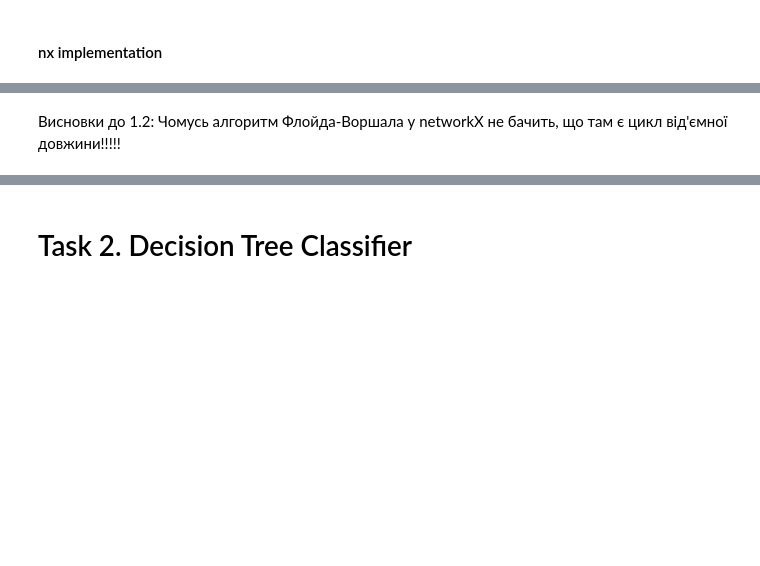
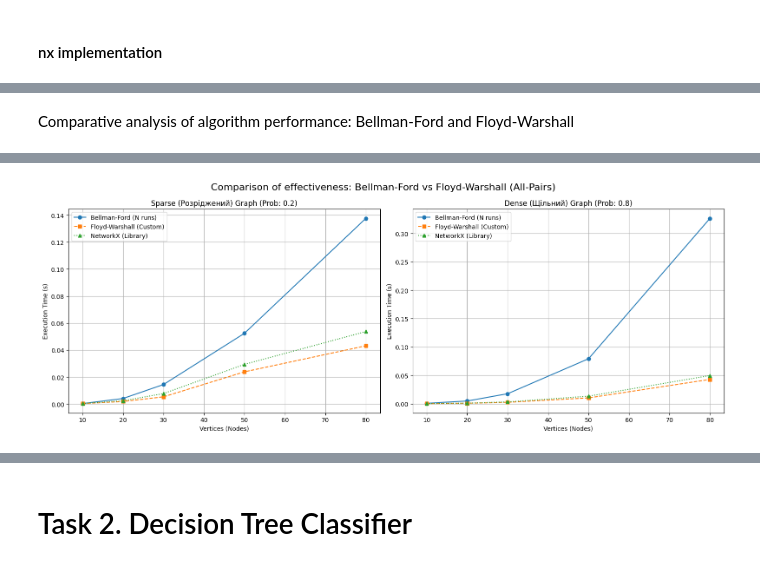
Before and after one commit to Artahko/lab1_team19_Yatsko_Yakymashchenko, a Jupyter notebook: Team19_Yatsko_Yakymashchenko_Lab1_Trees.ipynb, the cells around one changed output, grey strips where cells are left out. Cells and saved outputs as stored; diff of their text form; code cells hidden in the pictures; blank space fills up the shorter version.

```diff
--- a/Team19_Yatsko_Yakymashchenko_Lab1_Trees.ipynb
+++ b/Team19_Yatsko_Yakymashchenko_Lab1_Trees.ipynb
@@ -397,3 +557,68 @@ Distances with 9 source: 0: 20, 1: 19, 2: 15, 3: 12, 4: 17, 5: 21, 6: 16, 7: 15,
-# %% [markdown]
-Висновки до 1.2:
-Чомусь алгоритм Флойда-Воршала у networkX не бачить, що там є цикл від'ємної довжини!!!!!
+# %% [markdown]
+Comparative analysis of algorithm performance: Bellman-Ford and Floyd-Warshall
+# %%
+def time_measuring_1_2(algorithm, graph, num_of_runs=3):
+    """
+    Measures the execution time of a specific graph algorithm over multiple runs.
+    """
+    execution_time = []
+    made_tries = 0
+    while made_tries < num_of_runs:
+        start = time.time()
+        algorithm(graph)
+        end = time.time()
+        time_measured = end - start
+        execution_time.append(time_measured)
+        made_tries += 1
+    return min(execution_time)
+
+def bellman_ford_all_pairs(graph):
+    for node in graph.nodes():
+        bellman_ford_algorithm(graph, node)
+
+sizes = [10, 20, 30, 50, 80]
+density = [0.2, 0.8]
+runs = 3
+fig, axes = plt.subplots(1, 2, figsize=(16, 6))
+for i, prob in enumerate(density):
+    print(f"\n=== DENSITY TESTING: {prob} ===")
+    print(f"{'Nodes':<10} | {'Bellman-Ford (All)':<20} | {'Floyd-Warshall':<20} | {'NetworkX (Lib)':<20}")
+    print("-" * 80)
+    res_bf = []
+    res_fw = []
+    res_nx = []
+    for size in sizes:
+        graph = nx.gnp_random_graph(size, prob, directed=True)
+        for (u, v) in graph.edges():
+            graph.edges[u,v]['weight'] = random.randint(1, 10)
+
+        # 1. Bellman-Ford
+        time_bf = time_measuring_1_2(bellman_ford_all_pairs, graph, runs)
+        res_bf.append(time_bf)
+
+        # 2. Floyd-Warshall
+        time_fw = time_measuring_1_2(floyd_warshall_algorithm, graph, runs)
+        res_fw.append(time_fw)
+
+        # 3. NetworkX Floyd-Warshall
+        time_nx = time_measuring_1_2(lambda g: nx.floyd_warshall(g, weight='weight'), graph, runs)
+        res_nx.append(time_nx)
+
+        print(f"{size:<10} | {time_bf:.5f}s             | {time_fw:.5f}s             | {time_nx:.5f}s")
+
+    ax = axes[i]
+    ax.plot(sizes, res_bf, label='Bellman-Ford (N runs)', marker='o', linestyle='-')
+    ax.plot(sizes, res_fw, label='Floyd-Warshall (Custom)', marker='s', linestyle='--')
+    ax.plot(sizes, res_nx, label='NetworkX (Library)', marker='^', linestyle=':')
+
+    graph_type = "Sparse (Розріджений)" if prob < 0.5 else "Dense (Щільний)"
+    ax.set_title(f'{graph_type} Graph (Prob: {prob})')
+    ax.set_xlabel('Vertices (Nodes)')
+    ax.set_ylabel('Execution Time (s)')
+    ax.legend()
+    ax.grid(True)
+
+plt.suptitle('Comparison of effectiveness: Bellman-Ford vs Floyd-Warshall (All-Pairs)', fontsize=16)
+plt.tight_layout()
+plt.show()
+# %% [output]
@@ -399,0 +642 @@ Distances with 9 source: 0: 20, 1: 19, 2: 15, 3: 12, 4: 17, 5: 21, 6: 16, 7: 15,
+[figure, added]
```
Also changed, not shown: parts of 28 cells of this notebook.
